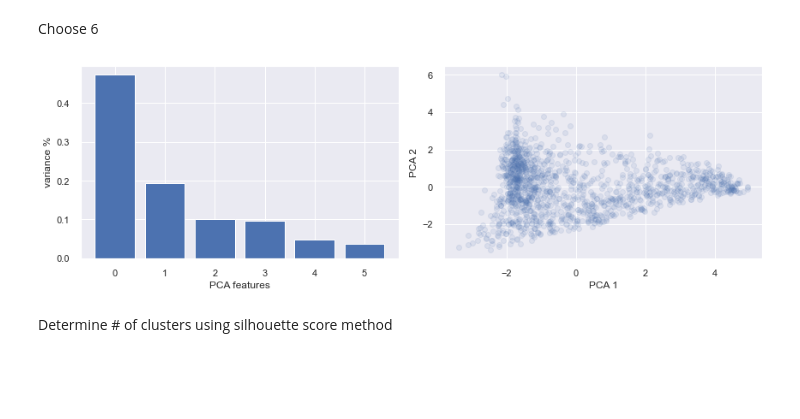
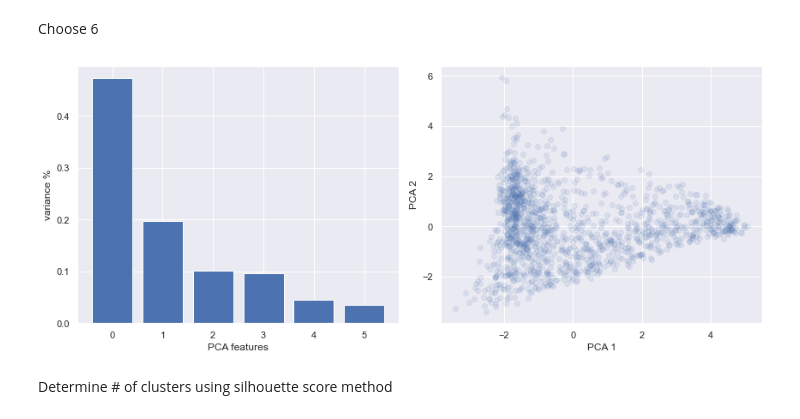
Before and after one commit to xulianrenzoku/synergy_clustering, a Jupyter notebook: nba_clustering_pca_half_court.ipynb, the cells around one changed output. Cells and saved outputs as stored; diff of their text form; code cells hidden in the pictures; blank space fills up the shorter version.

```diff
--- a/nba_clustering_pca_half_court.ipynb
+++ b/nba_clustering_pca_half_court.ipynb
@@ -78,3 +121,46 @@ def convert_height(height):
+# %%
+bbr_df.loc[2480, 'height'] = '6-10'
+bbr_df.loc[2480, 'weight'] = 250
+bbr_df.loc[2500, 'height'] = '6-7'
+bbr_df.loc[2500, 'weight'] = 240
+bbr_df.loc[2507, 'height'] = '6-5'
+bbr_df.loc[2507, 'weight'] = 210
+bbr_df.loc[2553, 'height'] = '6-7'
+bbr_df.loc[2553, 'weight'] = 215
+bbr_df.loc[2576, 'height'] = '6-4'
+bbr_df.loc[2576, 'weight'] = 220
+bbr_df.loc[2627, 'height'] = '6-6'
+bbr_df.loc[2627, 'weight'] = 205
+bbr_df.loc[2715, 'height'] = '6-0'
+bbr_df.loc[2715, 'weight'] = 180
+bbr_df.loc[2718, 'height'] = '6-5'
+bbr_df.loc[2718, 'weight'] = 230
+bbr_df.loc[2719, 'height'] = '6-3'
+bbr_df.loc[2719, 'weight'] = 210
+bbr_df.loc[2720, 'height'] = '6-6'
+bbr_df.loc[2720, 'weight'] = 230
+bbr_df.loc[2762, 'height'] = '6-8'
+bbr_df.loc[2762, 'weight'] = 215
+bbr_df.loc[2810, 'height'] = '6-8'
+bbr_df.loc[2810, 'weight'] = 215
+bbr_df.loc[2835, 'height'] = '6-6'
+bbr_df.loc[2835, 'weight'] = 240
+bbr_df.loc[2928, 'height'] = '7-0'
+bbr_df.loc[2928, 'weight'] = 237
+bbr_df.loc[2929, 'height'] = '6-8'
+bbr_df.loc[2929, 'weight'] = 216
+bbr_df.loc[2952, 'height'] = '6-0'
+bbr_df.loc[2952, 'weight'] = 170
+bbr_df.loc[3017, 'height'] = '6-9'
+bbr_df.loc[3017, 'weight'] = 245
+bbr_df.loc[3020, 'height'] = '6-2'
+bbr_df.loc[3020, 'weight'] = 205
+bbr_df.loc[3024, 'height'] = '6-11'
+bbr_df.loc[3024, 'weight'] = 240
+bbr_df.loc[3026, 'height'] = '6-3'
+bbr_df.loc[3026, 'weight'] = 205
+bbr_df.loc[3070, 'height'] = '6-9'
+bbr_df.loc[3070, 'weight'] = 245
 # %%
 bbr_df['height_cm'] = bbr_df['height'].apply(convert_height)
 # %% [markdown]
@@ -321,24 +392,24 @@ Choose 6
 # %%
 pre_pca_pipe = make_pipeline(RobustScaler(), StandardScaler())
 pca = PCA(n_components=6)
 pca.fit(pre_pca_pipe.fit_transform(X))
 pca_components = pca.transform(pre_pca_pipe.fit_transform(X))
 
-figsize(12, 4)
+figsize(12, 5)
 plt.subplot(1, 2, 1)
 plt.bar(range(pca.n_components_), pca.explained_variance_ratio_)
 plt.xlabel('PCA features')
 plt.ylabel('variance %')
 plt.xticks(range(pca.n_components_))
 
 plt.subplot(1, 2, 2)
 plt.scatter(pca_components[:, 0], pca_components[:, 1], alpha=.1)
 plt.xlabel('PCA 1')
 plt.ylabel('PCA 2')
 
 plt.tight_layout()
 # %% [output]
-[figure, old version]
+[figure, new version]
 # %%
 X_transformed = StandardScaler().fit_transform(pca_components)
 # %% [markdown]
```
Also changed, not shown: parts of 67 cells of this notebook.
